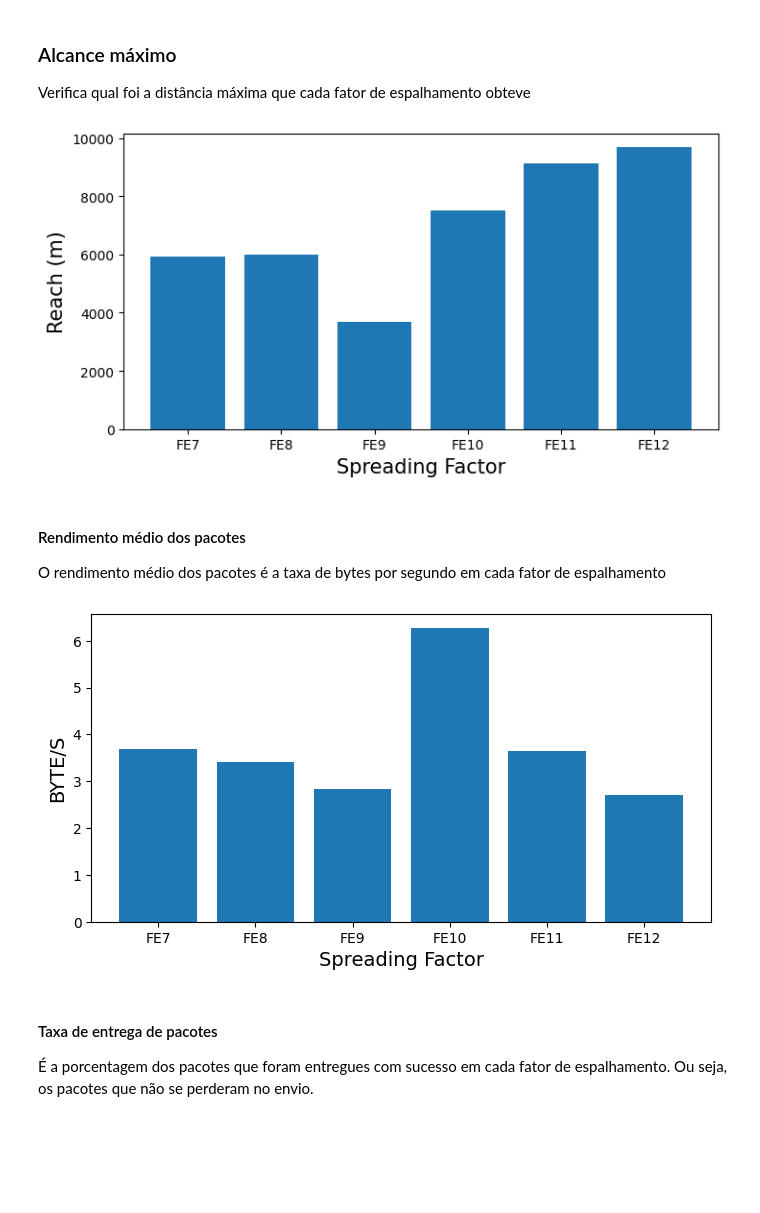
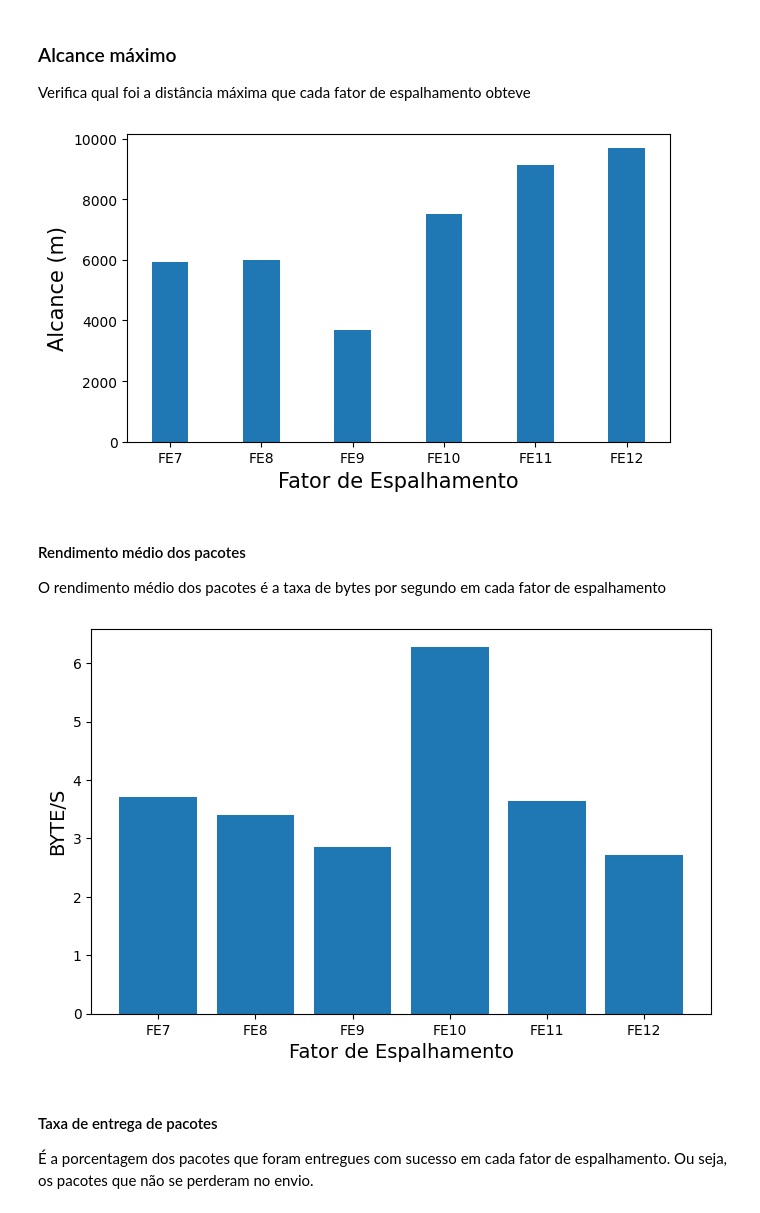
Before and after one commit to danilo-uea/paic-fapeam-notebook, a Jupyter notebook: PAIC_FAPEAM.ipynb, the cells around one changed output. Saved outputs shown, nothing was run; the diff lists cells and outputs as text; code cells hidden in the pictures; blank space fills up the shorter version.

```diff
--- a/PAIC_FAPEAM.ipynb
+++ b/PAIC_FAPEAM.ipynb
@@ -394,7 +394,7 @@ for fe in range(6):
     verifica = sub - 1
     perdidos += verifica
 
-  qtd = maiorQue.iloc[-1]["Contador"] - maiorQue.iloc[0]["Contador"]
+  qtd = maiorQue.iloc[-1]["Contador"] - maiorQue.iloc[0]["Contador"] + 1
   sucesso = qtd - perdidos # Quantidade de pacotes entregues com sucesso
   taxaSucesso = round((100 * sucesso) / qtd, 2)
   lista_sucesso.append(taxaSucesso)
@@ -416,31 +416,31 @@ Verifica qual foi a distância máxima que cada fator de espalhamento obteve
 # %%
 lista_alcance = []
 
 for i in range(len(lista_maior)):
   lista_alcance.append(lista_maior[i][2])
 
-fig, ax = plt.subplots(figsize=(8, 4))
-ax.bar(lista_nome, lista_alcance)
+fig, ax = plt.subplots(figsize=(7, 4))
+ax.bar(lista_nome, lista_alcance, width=0.4)
 
-# ax.set_title('Package delivery rate', size=17)
-# ax.set_title('Lista de maior alcance', size=17)
+# ax.set_title('Max Reach', size=17)
+# ax.set_title('Alcançe Máximo', size=17)
 
-ax.set_ylabel('Reach (m)', size=15)
-# ax.set_ylabel('Alcance (m)', size=15)
+# ax.set_ylabel('Reach (m)', size=15)
+ax.set_ylabel('Alcance (m)', size=15)
 
-ax.set_xlabel('Spreading Factor', size=15)
-# ax.set_xlabel('Fator de Espalhamento', size=15)
+# ax.set_xlabel('Spreading Factor', size=15)
+ax.set_xlabel('Fator de Espalhamento', size=15)
 
-fig.savefig("Sucesso.png")
+fig.savefig("alcance_maximo.png")
 # fig.show()
 # %% [output]
-[figure, old version]
+[figure, new version]
 # %% [markdown]
 #### Rendimento médio dos pacotes
 
 O rendimento médio dos pacotes é a taxa de bytes por segundo em cada fator de espalhamento
 # %%
-fig, ax = plt.subplots(figsize=(8, 4))
+fig, ax = plt.subplots(figsize=(8, 5))
 
 ax.bar(lista_nome, lista_bytes)
 
@@ -449,13 +449,13 @@ ax.bar(lista_nome, lista_bytes)
 
 ax.set_ylabel('BYTE/S', size=14)
 
-ax.set_xlabel('Spreading Factor', size=14)
-# ax.set_xlabel('Fator de Espalhamento', size=14)
+# ax.set_xlabel('Spreading Factor', size=14)
+ax.set_xlabel('Fator de Espalhamento', size=14)
 
-fig.savefig("Taxa_bytes.png")
+fig.savefig("taxa_bytes.png")
 # fig.show()
 # %% [output]
-[figure, old version]
+[figure, new version]
 # %% [markdown]
 #### Taxa de entrega de pacotes
 
```
Also changed, not shown: parts of 2 cells of this notebook.
